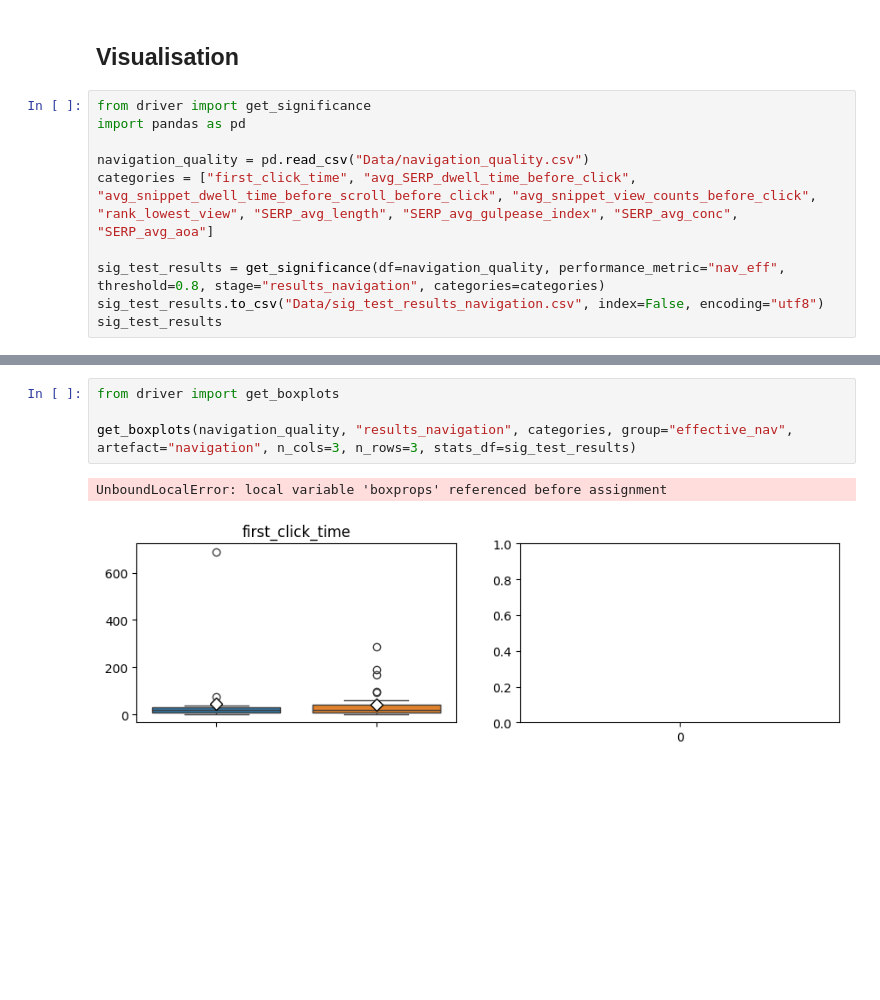
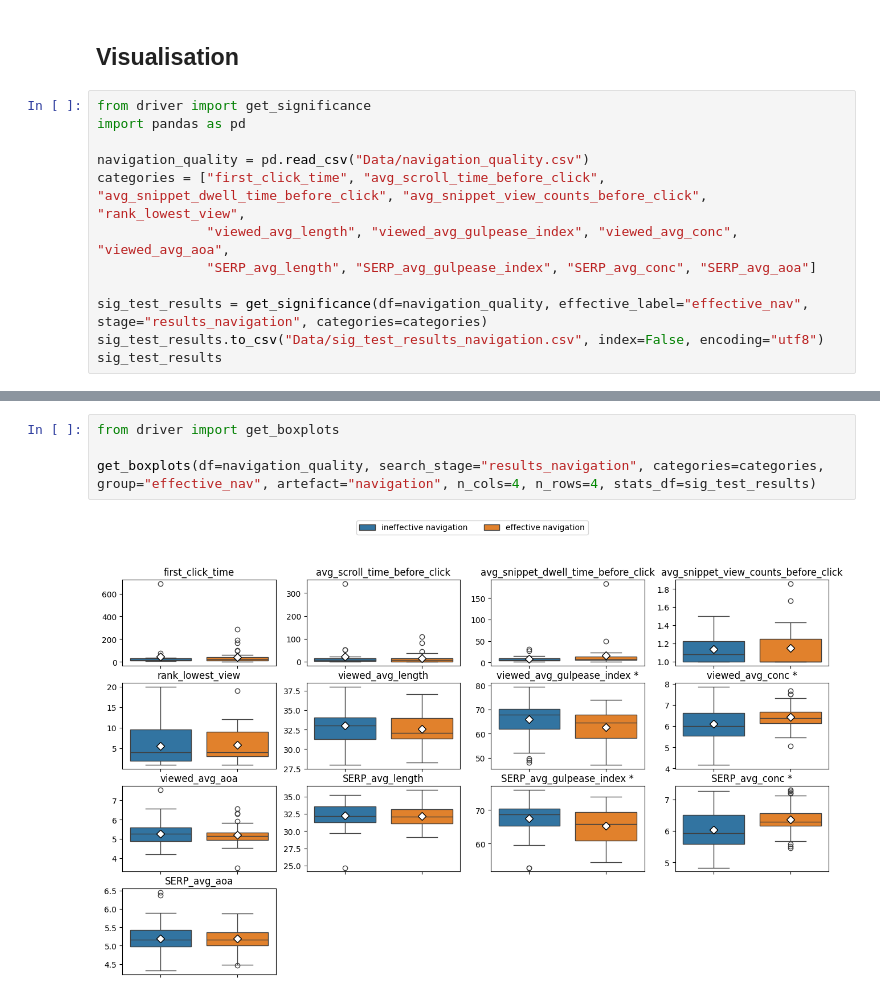
Before and after one commit to SOLandChildren/CHIIR27_LogAnalysis, a Jupyter notebook: results_navigation.ipynb, the cells around one changed output, grey strips where cells are left out. Cells and saved outputs as stored; diff of their text form; blank space fills up the shorter version.

Commit message:
Finished computing all features for all stages

```diff
--- a/results_navigation.ipynb
+++ b/results_navigation.ipynb
@@ -165,9 +193,11 @@ from driver import get_significance
 import pandas as pd
 
 navigation_quality = pd.read_csv("Data/navigation_quality.csv")
-categories = ["first_click_time", "avg_SERP_dwell_time_before_click", "avg_snippet_dwell_time_before_scroll_before_click", "avg_snippet_view_counts_before_click", "rank_lowest_view", "SERP_avg_length", "SERP_avg_gulpease_index", "SERP_avg_conc", "SERP_avg_aoa"]
+categories = ["first_click_time", "avg_scroll_time_before_click", "avg_snippet_dwell_time_before_click", "avg_snippet_view_counts_before_click", "rank_lowest_view",
+              "viewed_avg_length", "viewed_avg_gulpease_index", "viewed_avg_conc", "viewed_avg_aoa",
+              "SERP_avg_length", "SERP_avg_gulpease_index", "SERP_avg_conc", "SERP_avg_aoa"]
 
-sig_test_results = get_significance(df=navigation_quality, performance_metric="nav_eff", threshold=0.8, stage="results_navigation", categories=categories)
+sig_test_results = get_significance(df=navigation_quality, effective_label="effective_nav", stage="results_navigation", categories=categories)
 sig_test_results.to_csv("Data/sig_test_results_navigation.csv", index=False, encoding="utf8")
 sig_test_results
 # %% [output]
@@ -184,10 +218,9 @@ sig_test_results
 # %%
 from driver import get_boxplots
 
-get_boxplots(navigation_quality, "results_navigation", categories, group="effective_nav", artefact="navigation", n_cols=3, n_rows=3, stats_df=sig_test_results)
+get_boxplots(df=navigation_quality, search_stage="results_navigation", categories=categories, group="effective_nav", artefact="navigation", n_cols=4, n_rows=4, stats_df=sig_test_results)
 # %% [output]
-UnboundLocalError: local variable 'boxprops' referenced before assignment
-[figure, old version]
+[figure, new version]
 # %%
 from driver import get_radar_plot
 
```
Also changed, not shown: parts of 6 cells of this notebook, 11 other files.
